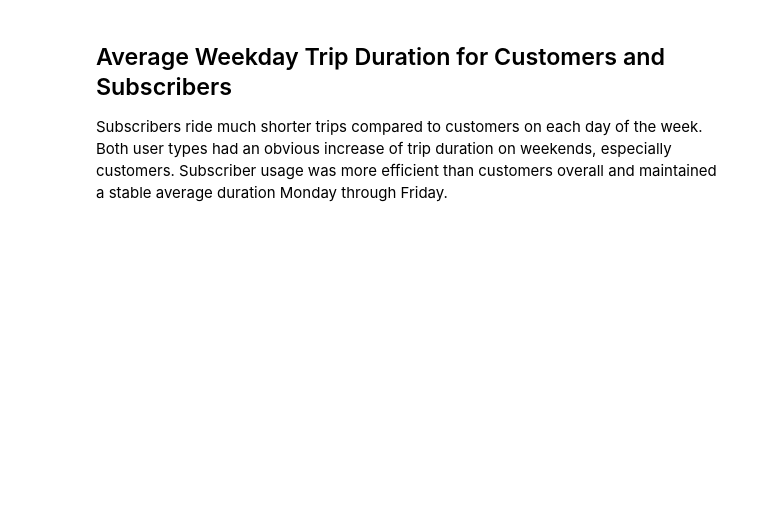
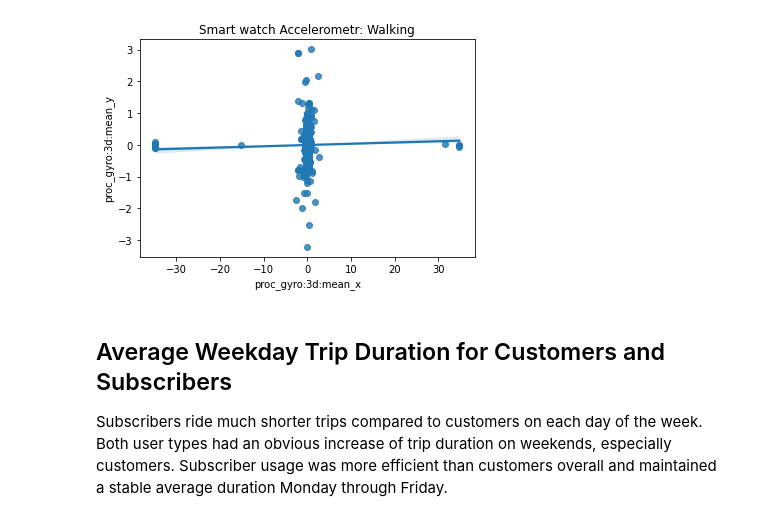
Before and after one commit to robertson-oa/DS_Challenge, a Jupyter notebook: Part_II_slide.ipynb, the cells around one changed output. Drawn from its saved outputs; the diff is of its cells as text; code cells hidden in the pictures; blank space fills up the shorter version.

```diff
--- a/Part_II_slide.ipynb
+++ b/Part_II_slide.ipynb
@@ -8,0 +9,3 @@ Visualization are created from preliminary wrangling and cleaning process to fac
+# %%
+plt.rcParams['figure.figsize'] = 8, 6
+base_color = sb.color_palette('colorblind')[0]
@@ -20,4 +30,5 @@ import warnings
 warnings.simplefilter("ignore")
 # %%
 # load in the dataset into a pandas dataframe
-df = pd.read_csv("fordGobike_2019.csv")
+path = '/home/bobby/Downloads/Data Science Challenge'
+df = pd.concat(map(pd.read_csv, glob.glob(path + "/*.csv")))
@@ -29,21 +34,0 @@ Subscribers have the majority of the bike usage in 2019 with a corresponding per
-# %%
-plt.figure(figsize=[16, 6]);
-base_color = sb.color_palette('colorblind')[0];
-sb.set_style('darkgrid');
-
-plt.subplot(1, 2, 1);
-sorted_vals = df.user_type.value_counts()/df.shape[0];
-plt.pie(sorted_vals, explode=[0, 0.1], labels=sorted_vals.index, startangle=90, counterclock=False, autopct='%1.1f%%', shadow=True);
-plt.axis('square');
-
-weekday = ['Monday', 'Tuesday', 'Wednesday', 'Thursday', 'Friday', 'Saturday', 'Sunday']
-weekdaycat = pd.api.types.CategoricalDtype(ordered=True, categories=weekday)
-df['start_dayofweek'] = df['start_dayofweek'].astype(weekdaycat)
-
-plt.subplot(1, 2, 2);
-ax = sb.countplot(data=df, x='start_dayofweek', hue='user_type', hue_order=sorted_vals.index);
-ax.legend(title='User Type');
-plt.xticks(rotation=30);
-plt.xlabel('Days of the week');
-plt.ylabel('Count');
-plt.suptitle('User Types and Their weekly Usage', fontsize=14, fontweight='semibold', y=1.015);
@@ -52,3 +40,11 @@ plt.suptitle('User Types and Their weekly Usage', fontsize=14, fontweight='semib
+# %%
+sb.regplot(x=df["proc_gyro:3d:mean_x"], y=df["proc_gyro:3d:mean_y"])
+plt.xlabel("proc_gyro:3d:mean_x")
+plt.ylabel("proc_gyro:3d:mean_y")
+plt.title("Smart watch Accelerometr: Walking")
+plt.show()
+# %% [output]
+[figure, added]
 # %% [markdown]
 ## Average Weekday Trip Duration for Customers and Subscribers
 
```
Also changed, not shown: parts of 10 cells of this notebook, 1 other file.
